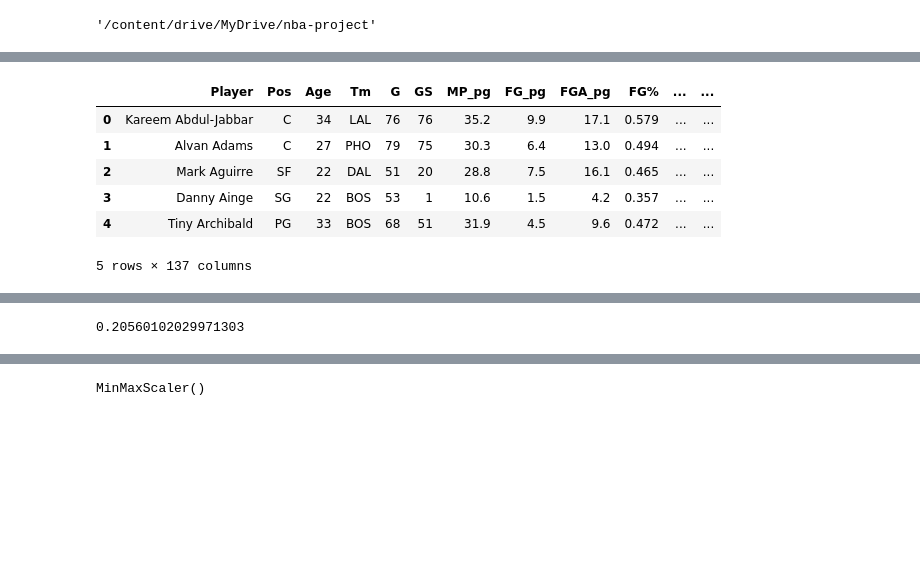
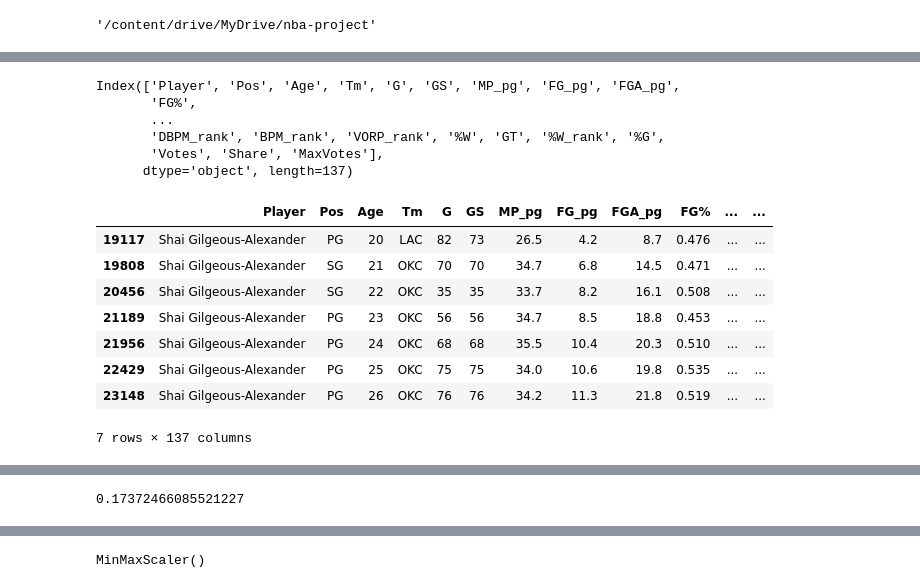
Before and after one commit to Rodrixx05/nba-mvp-prediction-modelling, a Jupyter notebook: modelling_lgbm.ipynb, the cells around one changed output, grey strips where cells are left out. Drawn from its saved outputs; the diff is of its cells as text; code cells hidden in the pictures; blank space fills up the shorter version.

```diff
--- a/modelling_lgbm.ipynb
+++ b/modelling_lgbm.ipynb
@@ -59,13 +73,24 @@ df = pd.read_pickle(os.path.join(dataframes_path, 'stats_1982_to_2024.pkl'))
 # %%
-df.head()
+df.columns
 # %% [output]
-|  | Player | Pos | Age | Tm | G | GS | MP_pg | FG_pg | FGA_pg | FG% | ... | ... |
-| 0 | Kareem Abdul-Jabbar | C | 34 | LAL | 76 | 76 | 35.2 | 9.9 | 17.1 | 0.579 | ... | ... |
-| 1 | Alvan Adams | C | 27 | PHO | 79 | 75 | 30.3 | 6.4 | 13.0 | 0.494 | ... | ... |
-| 2 | Mark Aguirre | SF | 22 | DAL | 51 | 20 | 28.8 | 7.5 | 16.1 | 0.465 | ... | ... |
-| 3 | Danny Ainge | SG | 22 | BOS | 53 | 1 | 10.6 | 1.5 | 4.2 | 0.357 | ... | ... |
-| 4 | Tiny Archibald | PG | 33 | BOS | 68 | 51 | 31.9 | 4.5 | 9.6 | 0.472 | ... | ... |
-5 rows × 137 columns
+Index(['Player', 'Pos', 'Age', 'Tm', 'G', 'GS', 'MP_pg', 'FG_pg', 'FGA_pg',
+       'FG%',
+       ...
+       'DBPM_rank', 'BPM_rank', 'VORP_rank', '%W', 'GT', '%W_rank', '%G',
+       'Votes', 'Share', 'MaxVotes'],
+      dtype='object', length=137)
+# %%
+df[df['Player'] == 'Shai Gilgeous-Alexander']
+# %% [output]
+|  | Player | Pos | Age | Tm | G | GS | MP_pg | FG_pg | FGA_pg | FG% | ... | ... |
+| 19117 | Shai Gilgeous-Alexander | PG | 20 | LAC | 82 | 73 | 26.5 | 4.2 | 8.7 | 0.476 | ... | ... |
+| 19808 | Shai Gilgeous-Alexander | SG | 21 | OKC | 70 | 70 | 34.7 | 6.8 | 14.5 | 0.471 | ... | ... |
+| 20456 | Shai Gilgeous-Alexander | SG | 22 | OKC | 35 | 35 | 33.7 | 8.2 | 16.1 | 0.508 | ... | ... |
+| 21189 | Shai Gilgeous-Alexander | PG | 23 | OKC | 56 | 56 | 34.7 | 8.5 | 18.8 | 0.453 | ... | ... |
+| 21956 | Shai Gilgeous-Alexander | PG | 24 | OKC | 68 | 68 | 35.5 | 10.4 | 20.3 | 0.510 | ... | ... |
+| 22429 | Shai Gilgeous-Alexander | PG | 25 | OKC | 75 | 75 | 34.0 | 10.6 | 19.8 | 0.535 | ... | ... |
+| 23148 | Shai Gilgeous-Alexander | PG | 26 | OKC | 76 | 76 | 34.2 | 11.3 | 21.8 | 0.519 | ... | ... |
+7 rows × 137 columns
 # %%
 cols_tot_rank = [col for col in df.columns if '_tot' in col or '_rank' in col]
 cols_to_drop = ['G', 'GS', 'GT', 'Votes', 'MaxVotes', 'Tm', 'FG_tot', '3PA_tot', '2PA_tot', 'FGA_rank_tot', 'Tm', 'Pos', 'Age', 'G', 'GS', 'FGA_pg', 'FG%', '3P_pg', '3PA_pg', '3P%', '2PA_pg', '2P%', 'eFG%', 'FT%', 'ORB_pg', 'DRB_pg', 'PF_pg', 'TS%', '3PAr', 'FTr', 'ORB%', 'DRB%', 'TRB%', 'AST%', 'STL%', 'BLK%', 'TOV%', 'OBPM', 'DBPM']
@@ -93,7 +118,7 @@ df.head()
 | Tiny Archibald | 1982 | 31.9 | 4.5 | 4.4 | 3.5 | 4.6 | 1.7 | 8.0 | 0.8 | 0.0 | 2.6 | ... |
 5 rows × 23 columns
 # %%
-len(df[df.index.get_level_values(1) > 2017]) / len(df)
+len(df[df.index.get_level_values(1) > 2019]) / len(df)
 # %% [output]
-0.20560102029971303
+0.17372466085521227
 # %%
```
Also changed, not shown: parts of 12 cells of this notebook.
